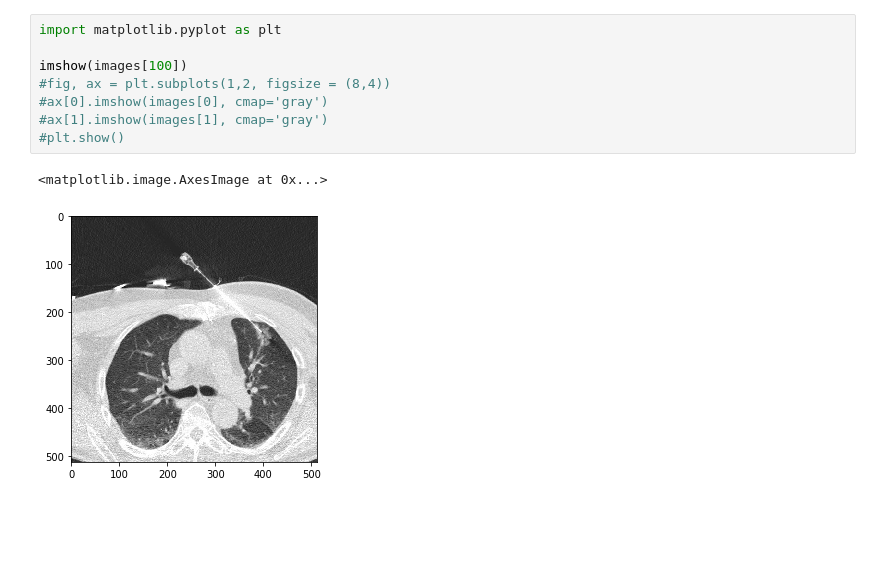
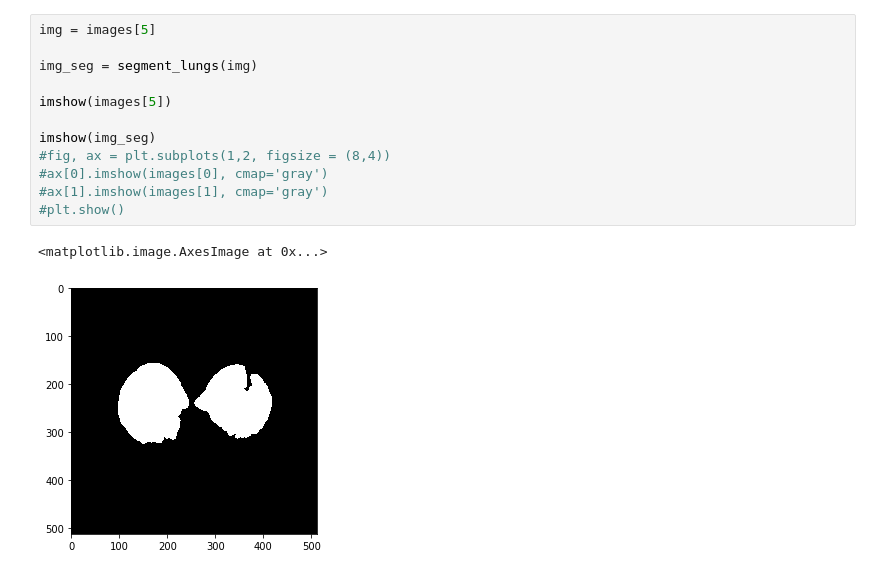
Before and after one commit to aogarlid/bioeng223b, a Jupyter notebook: book_lung-preprocessing.ipynb, the cells around one changed output. Drawn from its saved outputs; the diff is of its cells as text; blank space fills up the shorter version.

Commit message:
update lung_seg script
Signed-off-by: aogarlid <aogarlid@gmail.com>

```diff
--- a/book_lung-preprocessing.ipynb
+++ b/book_lung-preprocessing.ipynb
@@ -45,11 +97,15 @@ for root, dirnames, filenames in os.walk(dir_name):
 # %%
-import matplotlib.pyplot as plt
+img = images[5]
 
-imshow(images[100])
+img_seg = segment_lungs(img)
+
+imshow(images[5])
+
+imshow(img_seg)
 #fig, ax = plt.subplots(1,2, figsize = (8,4))
 #ax[0].imshow(images[0], cmap='gray')
 #ax[1].imshow(images[1], cmap='gray')
 #plt.show()
 # %% [output]
 <matplotlib.image.AxesImage at 0x...>
-[figure, old version]
+[figure, new version]
```
Also changed, not shown: parts of 5 cells of this notebook.
